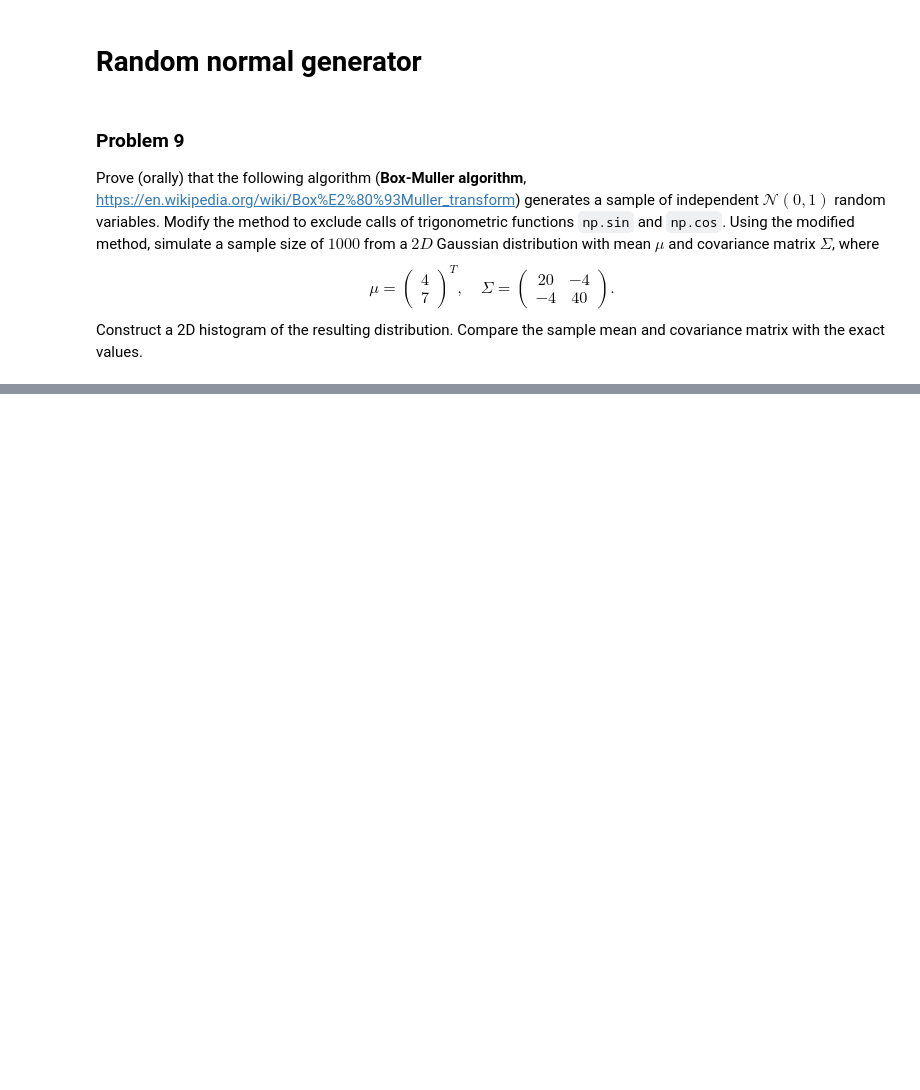
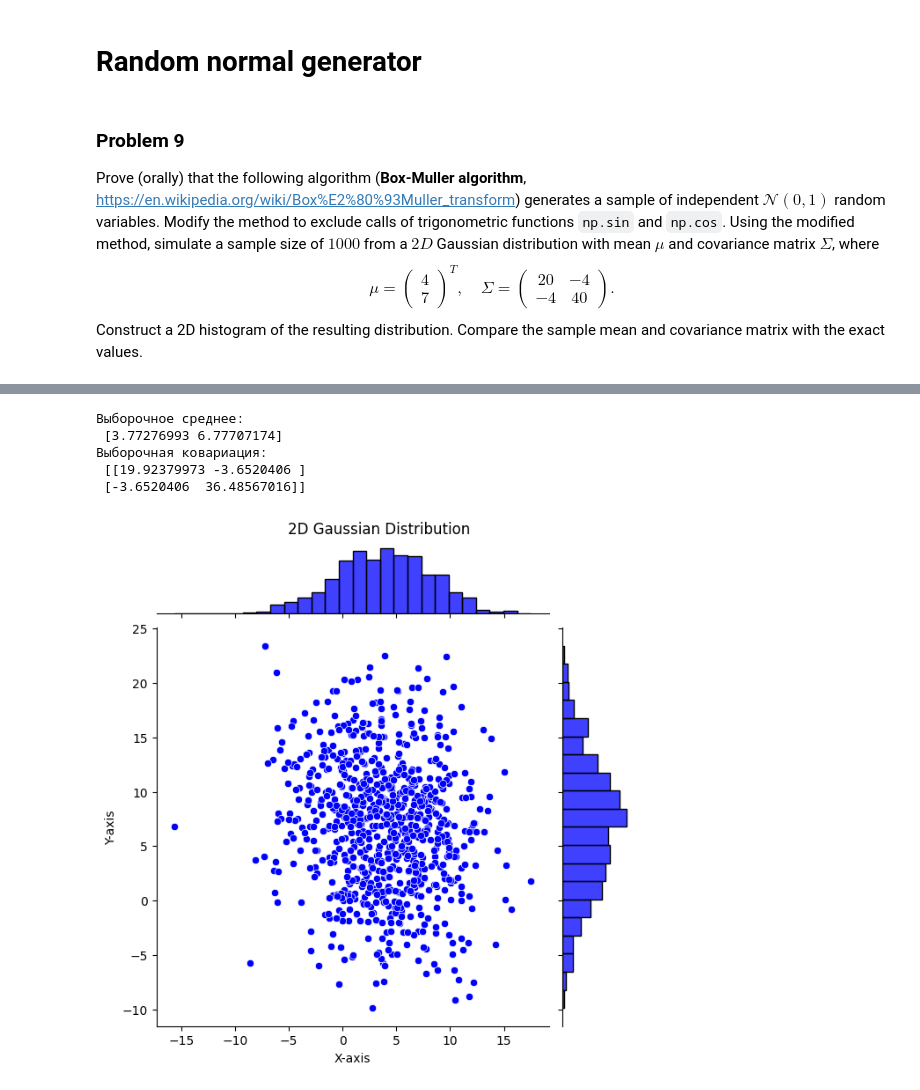
Before and after one commit to Timur228228228/-, a Jupyter notebook: 3_random.ipynb, the cells around one changed output, grey strips where cells are left out. Saved outputs shown, nothing was run; the diff lists cells and outputs as text; code cells hidden in the pictures; blank space fills up the shorter version.

```diff
--- a/3_random.ipynb
+++ b/3_random.ipynb
@@ -355,0 +295,46 @@ print("Выборочная ковариация:\n", cov_emp)
+# %%
+n = 1000
+
+u1 = np.random.uniform(-1, 1, n)
+u2 = np.random.uniform(-1, 1, n)
+S = (u1**2 + u2**2)
+mask = (S < 1) & (S > 0)
+v1 = u1[mask]
+v2 = u2[mask]
+S_masked = S[mask]
+
+
+
+r = np.sqrt(-2 * np.log(S_masked))
+cosine = v1 / np.sqrt(S_masked)
+sine = v2 / np.sqrt(S_masked)
+
+x = r * cosine
+y = r * sine
+
+Z = np.vstack([x, y])
+mu = np.array([[4], [7]])
+sigma = np.array([[20, -4],
+                 [-4, 40]])
+L = np.linalg.cholesky(sigma)
+
+
+Z_final = mu + L @ Z
+
+x_res = Z_final[0, :]
+y_res = Z_final[1, :]
+
+print("Выборочное среднее:\n", np.mean(Z_final, axis=1))
+print("Выборочная ковариация:\n", np.cov(Z_final))
+
+joint_plot = sns.jointplot(x=x_res, y=y_res, color="blue")
+joint_plot.set_axis_labels('X-axis', 'Y-axis')
+plt.suptitle('2D Gaussian Distribution', y=1.02)
+plt.show()
+# %% [output]
+Выборочное среднее:
+ [3.77276993 6.77707174]
+Выборочная ковариация:
+ [[19.92379973 -3.6520406 ]
+ [-3.6520406  36.48567016]]
+[figure, added]
```
Also changed, not shown: parts of 3 cells of this notebook.
